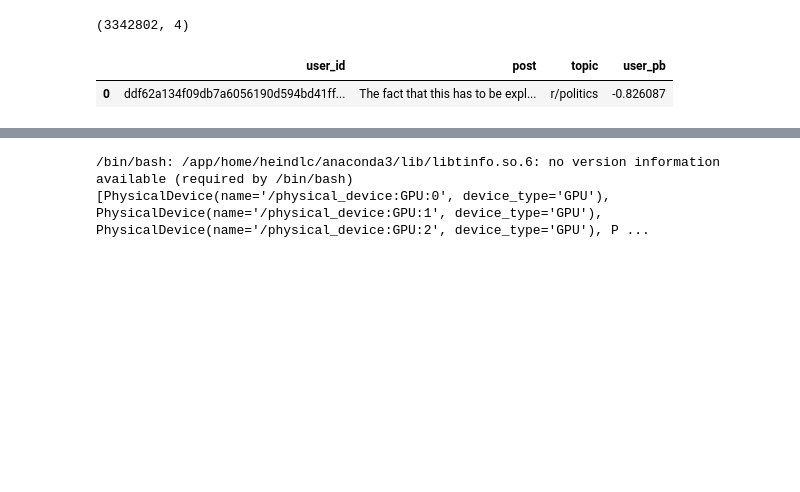
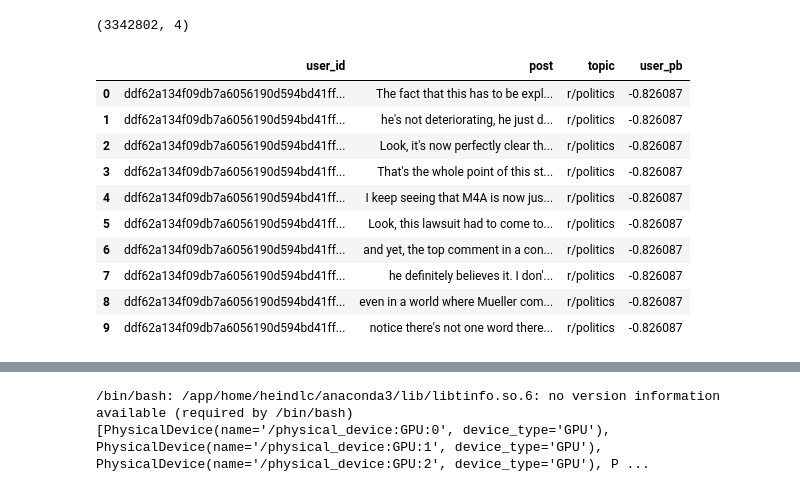
Before and after one commit to GrowThinky/TensorFlow, a Jupyter notebook: 5_tensorflow_.ipynb, the cells around one changed output, grey strips where cells are left out. Saved outputs shown, nothing was run; the diff lists cells and outputs as text; code cells hidden in the pictures; blank space fills up the shorter version.

```diff
--- a/5_tensorflow_.ipynb
+++ b/5_tensorflow_.ipynb
@@ -30,7 +30,16 @@ data.shape
 # %% [output]
 (3342802, 4)
 # %%
-data.head(1)
+data.head(10)
 # %% [output]
 |  | user_id | post | topic | user_pb |
 | 0 | ddf62a134f09db7a6056190d594bd41ff... | The fact that this has to be expl... | r/politics | -0.826087 |
+| 1 | ddf62a134f09db7a6056190d594bd41ff... | he's not deteriorating, he just d... | r/politics | -0.826087 |
+| 2 | ddf62a134f09db7a6056190d594bd41ff... | Look, it's now perfectly clear th... | r/politics | -0.826087 |
+| 3 | ddf62a134f09db7a6056190d594bd41ff... | That's the whole point of this st... | r/politics | -0.826087 |
+| 4 | ddf62a134f09db7a6056190d594bd41ff... | I keep seeing that M4A is now jus... | r/politics | -0.826087 |
+| 5 | ddf62a134f09db7a6056190d594bd41ff... | Look, this lawsuit had to come to... | r/politics | -0.826087 |
+| 6 | ddf62a134f09db7a6056190d594bd41ff... | and yet, the top comment in a con... | r/politics | -0.826087 |
+| 7 | ddf62a134f09db7a6056190d594bd41ff... | he definitely believes it. I don'... | r/politics | -0.826087 |
+| 8 | ddf62a134f09db7a6056190d594bd41ff... | even in a world where Mueller com... | r/politics | -0.826087 |
+| 9 | ddf62a134f09db7a6056190d594bd41ff... | notice there's not one word there... | r/politics | -0.826087 |
```
Also changed, not shown: parts of 43 cells of this notebook.
